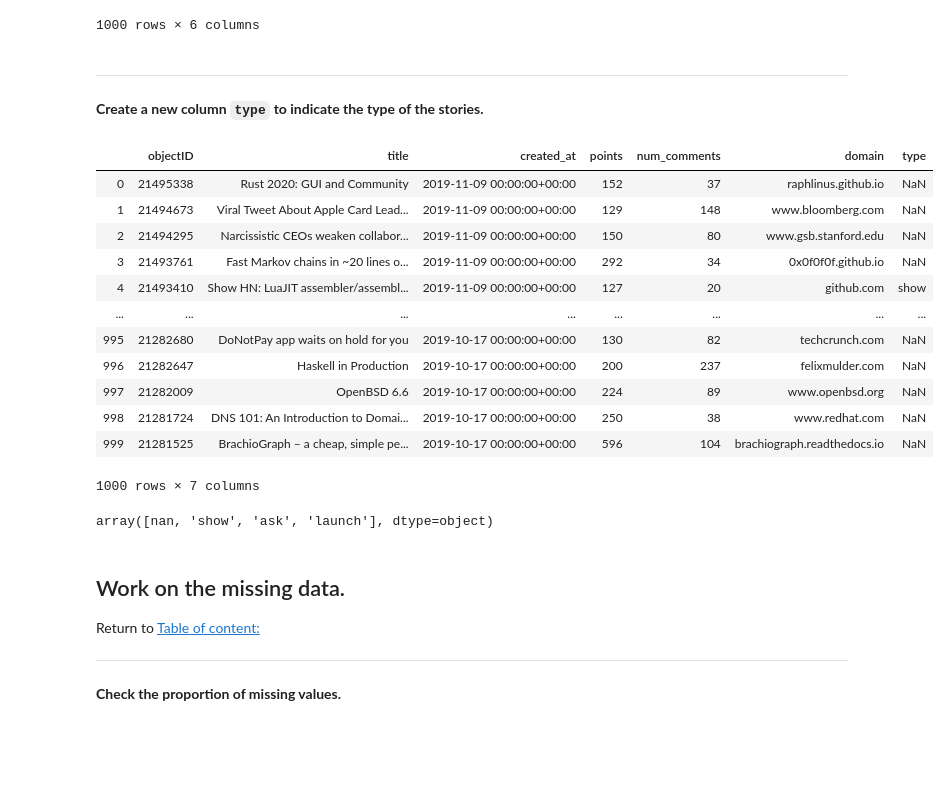
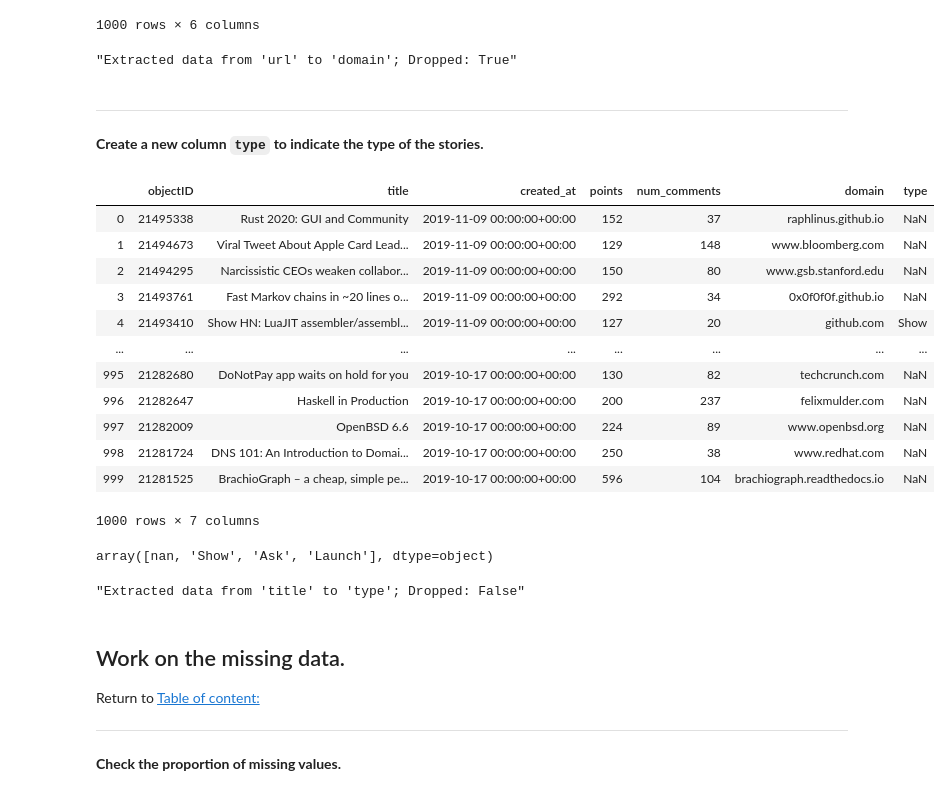
Before and after one commit to lioneltayyd/building-pipeline-for-hacker-news-search-api, a Jupyter notebook: building_pipeline_for_hacker_news_search_API.ipynb, the cells around one changed output. Saved outputs shown, nothing was run; the diff lists cells and outputs as text; code cells hidden in the pictures; blank space fills up the shorter version.

```diff
--- a/building_pipeline_for_hacker_news_search_API.ipynb
+++ b/building_pipeline_for_hacker_news_search_API.ipynb
@@ -773,28 +818,29 @@ As for the story type, I will follow the pattern such as Ask, Launch, and Show t
 # %% [markdown]
 __Extract domain name from `url` column.__
 # %%
-def extract_data(df, cols=[], new_cols=[], regex=[], drop_cols=[]):
+def regex_extract(df, col, new_col, regex, drop=False):
     import re
 
     data_copy = df.copy()
-    for i, col in enumerate(cols):
-        data_copy[new_cols[i]] = data_copy[col].str.extract(regex[i], flags=re.IGNORECASE, expand=True)
+    data_copy[new_col] = data_copy[col].str.extract(regex, flags=re.IGNORECASE, expand=True)
 
     # Drop the column where I extract from if I don't need it.
-    dropped_cols = []
-    if drop_cols:
-        for drop in drop_cols:
-            data_copy.drop(columns=drop, inplace=True)
-            dropped_cols.append(drop)
-    return (data_copy, dropped_cols)
+    if drop:
+        data_copy.drop(columns=col, inplace=True)
+
+    detail = "Extracted data from '{}' to '{}'; Dropped: {}".format(col, new_col, drop)
+    return (data_copy, detail)
 # %%
+# Create a duplicate of the 'regex_extract' function.
+extract_domain = copy_func(regex_extract)
+
 # Add into the 'Pipeline'.
-func = extract_data
+func = extract_domain
 pipeline.kwargs[func] = {
-    "cols": ["url"],
-    "regex": [r"(?<=:\/\/)(?P<domain>[\w\-\.]+)/?"],
-    "new_cols": ["domain"],
-    "drop_cols": ["url"]
+    "col": "url",
+    "regex": r"(?<=:\/\/)(?P<domain>[\w\-\.]+)/?",
+    "new_col": "domain",
+    "drop": True
 }
 pipeline.tasks.add(parent_func=transform_dtypes, to=func)
 pipeline.run(start_func=func)
@@ -814,6 +860,10 @@ pipeline.outputs[func][0]
 | 998 | 21281724 | DNS 101: An Introduction to Domai... | 2019-10-17 00:00:00+00:00 | 250 | 38 | www.redhat.com |
 | 999 | 21281525 | BrachioGraph – a cheap, simple pe... | 2019-10-17 00:00:00+00:00 | 596 | 104 | brachiograph.readthedocs.io |
 1000 rows × 6 columns
+# %%
+pipeline.outputs[func][1]
+# %% [output]
+"Extracted data from 'url' to 'domain'; Dropped: True"
 # %% [markdown]
 ---
 __Create a new column `type` to indicate the type of the stories.__
@@ -832,23 +870,25 @@ def create_new_data_with_regex(df, col, new_col, regex=[], impute=[], drop=False
 # %%
+extract_story_type = copy_func(regex_extract)
+
 # Add into the 'Pipeline'.
-func = create_new_data_with_regex
+func = extract_story_type
 pipeline.kwargs[func] = {
     "col": "title",
-    "regex": [r"\bAsk HN\b|\?$", r"\bLaunch HN\b", r"\bShow HN\b"],
-    "impute": ["ask", "launch", "show"],
-    "new_col": "type"
+    "regex": r"(?P<type>\bAsk\b|\bLaunch\b|\bShow\b) HN",
+    "new_col": "type",
+    "drop": False
 }
-pipeline.tasks.add(parent_func=extract_data, to=func, checkpoint=True)
+pipeline.tasks.add(parent_func=extract_domain, to=func)
 pipeline.run(start_func=func)
 
 pipeline.outputs[func][0]
 # %% [output]
 |  | objectID | title | created_at | points | num_comments | domain | type |
 | 0 | 21495338 | Rust 2020: GUI and Community | 2019-11-09 00:00:00+00:00 | 152 | 37 | raphlinus.github.io | NaN |
 | 1 | 21494673 | Viral Tweet About Apple Card Lead... | 2019-11-09 00:00:00+00:00 | 129 | 148 | www.bloomberg.com | NaN |
 | 2 | 21494295 | Narcissistic CEOs weaken collabor... | 2019-11-09 00:00:00+00:00 | 150 | 80 | www.gsb.stanford.edu | NaN |
 | 3 | 21493761 | Fast Markov chains in ~20 lines o... | 2019-11-09 00:00:00+00:00 | 292 | 34 | 0x0f0f0f.github.io | NaN |
-| 4 | 21493410 | Show HN: LuaJIT assembler/assembl... | 2019-11-09 00:00:00+00:00 | 127 | 20 | github.com | show |
+| 4 | 21493410 | Show HN: LuaJIT assembler/assembl... | 2019-11-09 00:00:00+00:00 | 127 | 20 | github.com | Show |
 | ... | ... | ... | ... | ... | ... | ... | ... |
 | 995 | 21282680 | DoNotPay app waits on hold for you | 2019-10-17 00:00:00+00:00 | 130 | 82 | techcrunch.com | NaN |
 | 996 | 21282647 | Haskell in Production | 2019-10-17 00:00:00+00:00 | 200 | 237 | felixmulder.com | NaN |
@@ -857,9 +897,13 @@ pipeline.outputs[func][0]
 | 999 | 21281525 | BrachioGraph – a cheap, simple pe... | 2019-10-17 00:00:00+00:00 | 596 | 104 | brachiograph.readthedocs.io | NaN |
 1000 rows × 7 columns
 # %%
-pipeline.outputs[create_new_data_with_regex][0]["type"].unique()
+pipeline.outputs[func][0]["type"].unique()
 # %% [output]
-array([nan, 'show', 'ask', 'launch'], dtype=object)
+array([nan, 'Show', 'Ask', 'Launch'], dtype=object)
+# %%
+pipeline.outputs[func][1]
+# %% [output]
+"Extracted data from 'title' to 'type'; Dropped: False"
 # %% [markdown]
 ## Work on the missing data. ##
 
```
Also changed, not shown: parts of 28 cells of this notebook, 3 other files.
